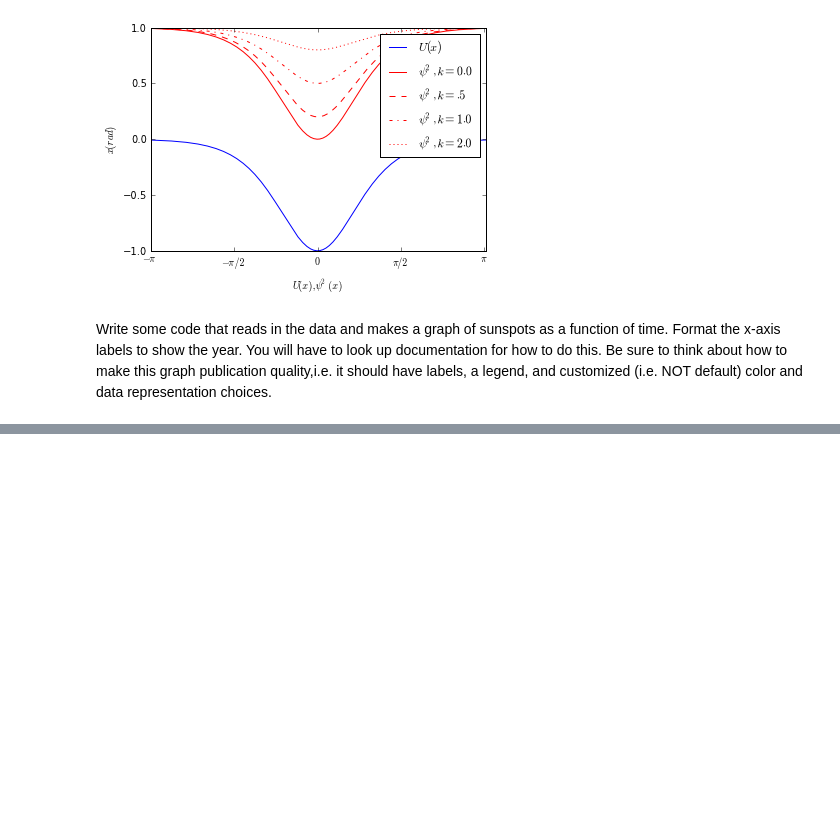
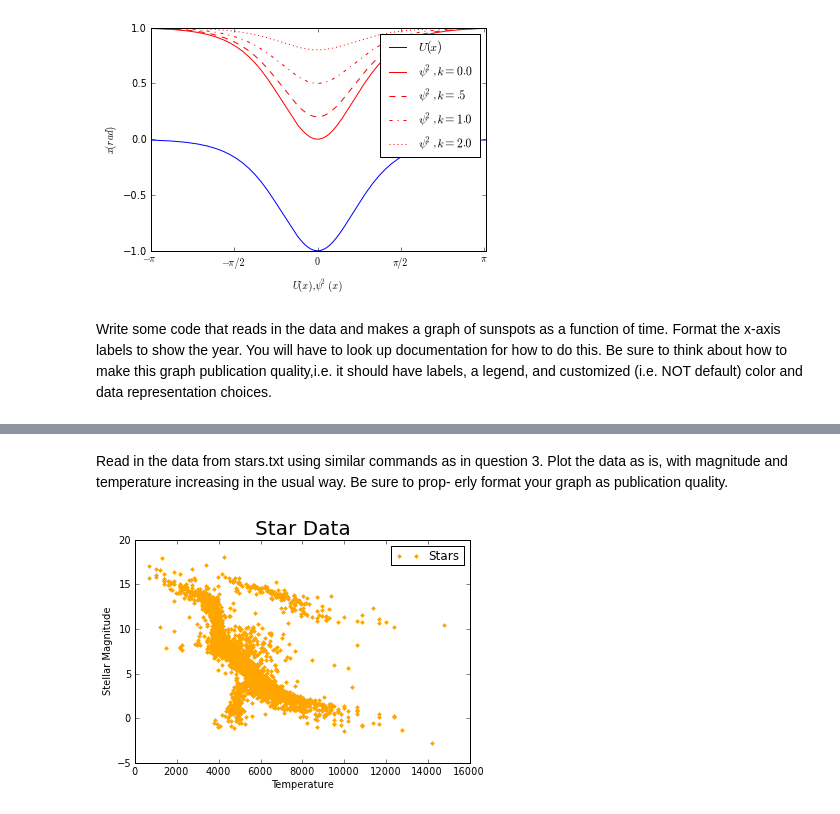
Before and after one commit to nmilgram/PHYS-202-S13, a Jupyter notebook: Week3/GraphicsEx2.ipynb, the cells around one changed output, grey strips where cells are left out. Drawn from its saved outputs; the diff is of its cells as text; code cells hidden in the pictures; blank space fills up the shorter version.

```diff
--- a/Week3/GraphicsEx2.ipynb
+++ b/Week3/GraphicsEx2.ipynb
@@ -57,0 +88,16 @@ IOError: [Errno 2] No such file or directory: 'sunspots.txt'
+# %% [markdown]
+Read in the data from stars.txt using similar commands as in question 3. Plot the
+data as is, with magnitude and temperature increasing in the usual way. Be sure to prop-
+erly format your graph as publication quality.
+# %%
+data = loadtxt("stars.txt",float)
+x = data[:,0]
+y = data[:,1]
+plot(x, y, '+',color='orange',marker='.', label='Stars')
+ylabel('Stellar Magnitude')
+xlabel('Temperature')
+title('Star Data',fontsize=20)
+legend()
+show()
+# %% [output]
+[figure, added]
```
Also changed, not shown: parts of 7 cells of this notebook, 3 other files.
